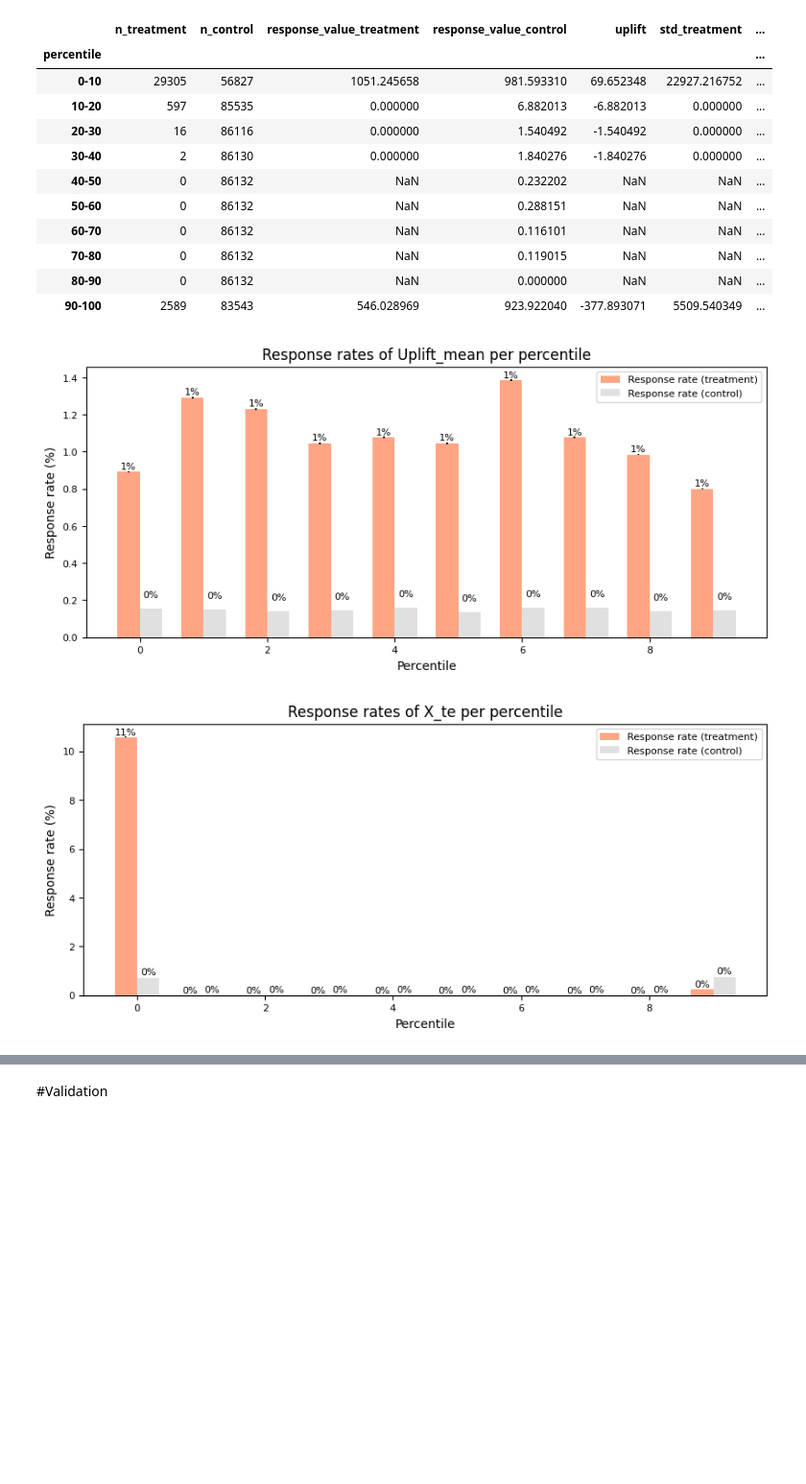
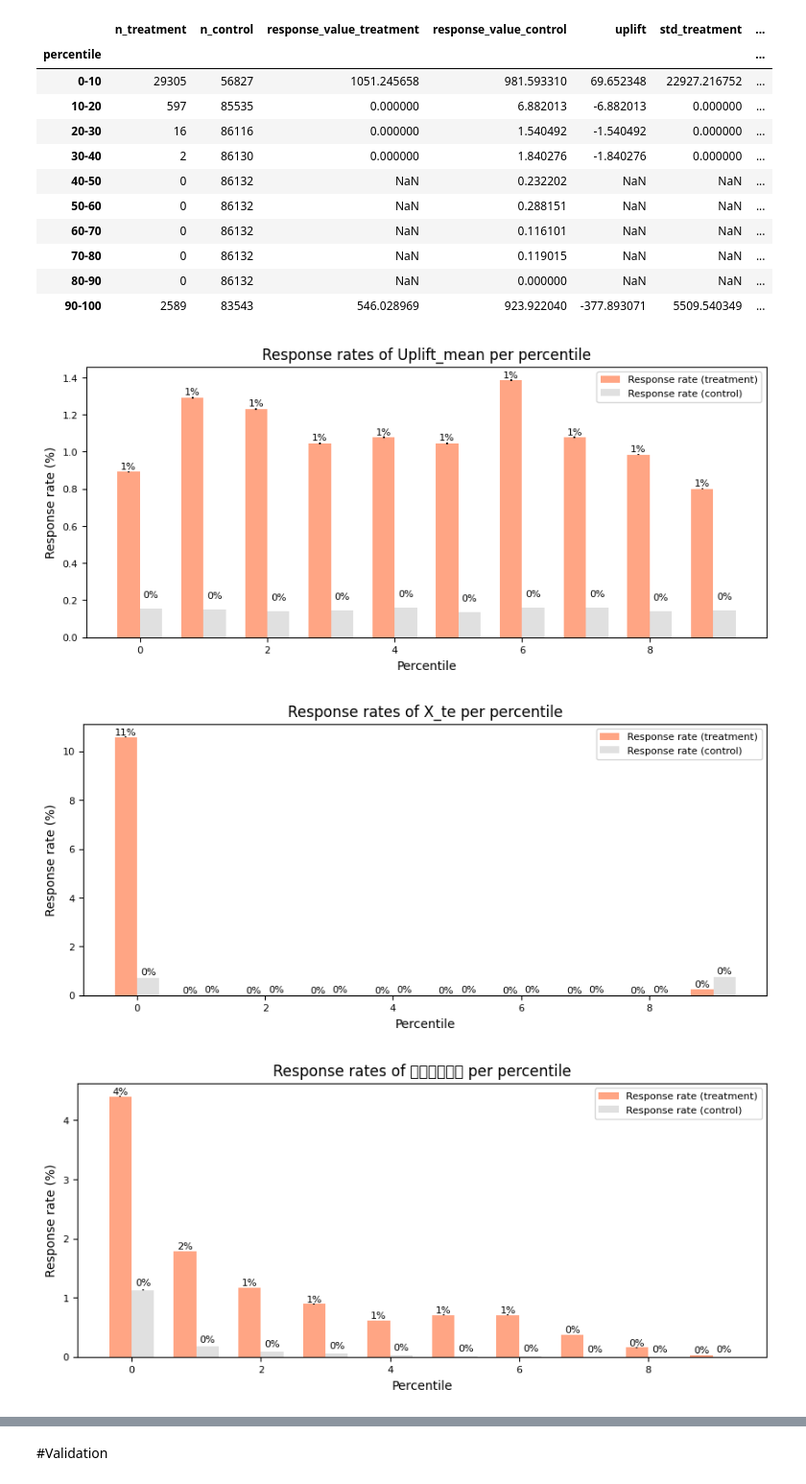
Before and after one commit to sssylvia0/Uplift_Model, a Jupyter notebook: Model.ipynb, the cells around one changed output, grey strips where cells are left out. Shown at 96% size. Saved outputs shown, nothing was run; the diff lists cells and outputs as text; code cells hidden in the pictures; blank space fills up the shorter version.

```diff
--- a/Model.ipynb
+++ b/Model.ipynb
@@ -1020,33 +1020,35 @@ def plot_uplift_by_percentile(df, metric_column, bins=10):
     ax2.legend(fontsize=8)
 
     # Adding smaller text labels on each bar for Response Rates (Treatment)
     for bar, label in zip(bars2_treatment, uplift_by_perc_df.response_rate_treatment * 100):
         yval = bar.get_height()
 
         # Check for NaN values before rounding
         if not math.isnan(label):
             ax2.text(bar.get_x() + bar.get_width()/2, yval + 0.006, f'{round(label )}%', ha='center', va='bottom', fontsize=8)
         else:
             ax2.text(bar.get_x() + bar.get_width()/2, yval + 0.006, 'NaN', ha='center', va='bottom', fontsize=8)
     # Adding smaller text labels on each bar for Response Rates (Control)
     for bar, label in zip(bars2_control, uplift_by_perc_df.response_rate_control ):
         yval = bar.get_height()
         ax2.text(bar.get_x() + bar.get_width()/2, yval + 0.05, f'{round(label)}%', ha='center', va='bottom', fontsize=8)
 
     # Set smaller font size for tick labels
     ax2.tick_params(axis='both', which='major', labelsize=8)
 
     # Ensure that the y-axis starts from 0
     ax2.set_ylim(bottom=0)
 
     plt.show()
 
 # Usage example for 'Uplift_mean' column
 plot_uplift_by_percentile(train, 'Uplift_mean')
 plot_uplift_by_percentile(train, 'X_te')
+plot_uplift_by_percentile(train, '換匯基因標籤')
 # %% [output]
 [figure]
 [figure]
+[figure, added]
 # %%
 import matplotlib.pyplot as plt
 import numpy as np
```
Also changed, not shown: parts of 10 cells of this notebook.
